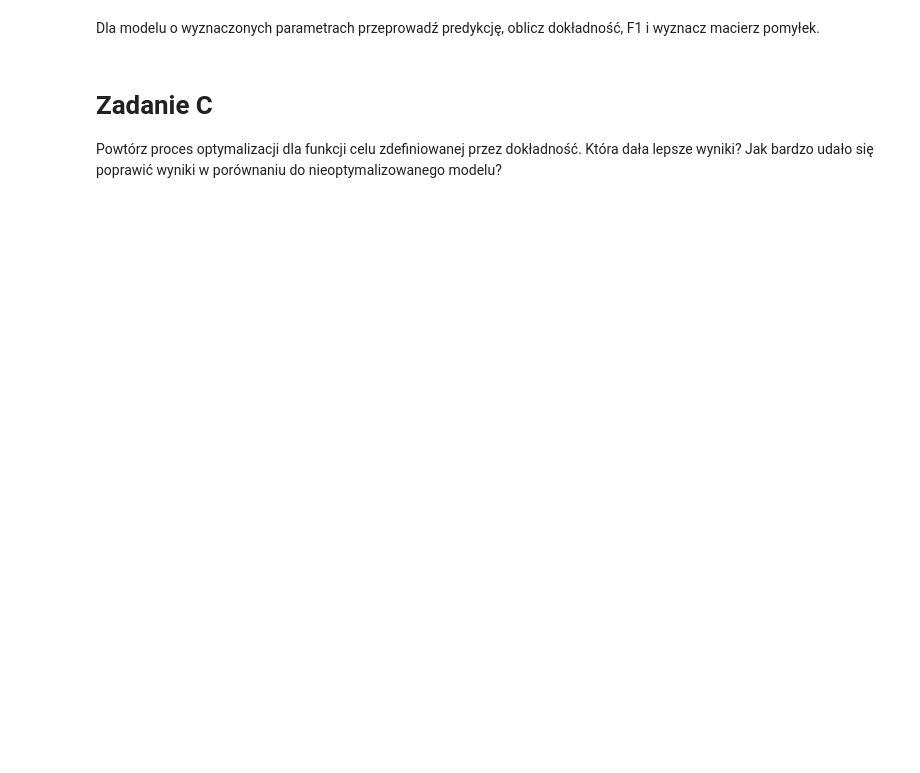
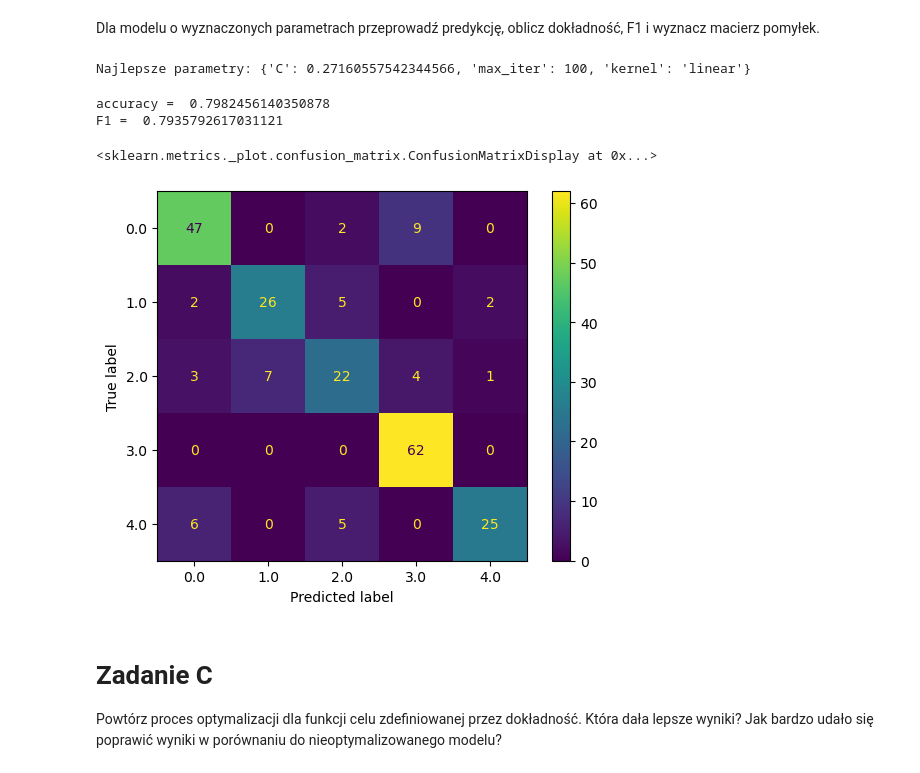
Before and after one commit to matgaj/pum2025, a Jupyter notebook: lab6/Lab6_zad2_SVM_multiclass.ipynb, the cells around one changed output. Cells and saved outputs as stored; diff of their text form; code cells hidden in the pictures; blank space fills up the shorter version.

```diff
--- a/lab6/Lab6_zad2_SVM_multiclass.ipynb
+++ b/lab6/Lab6_zad2_SVM_multiclass.ipynb
@@ -101,7 +104,8 @@ def objective(trial, model, get_space, X, y):
     scores = cross_validate(mdl, X, y,
                             scoring=scoring,
                             cv=StratifiedKFold(n_splits=5),
-                            return_train_score=True)
+                            return_train_score=True,
+                            n_jobs=-1)
 
     return np.mean(scores['test_f1_macro'])
 
@@ -130,3 +132,23 @@ Dla modelu o wyznaczonych parametrach przeprowadź predykcję, oblicz dokładno
+# %%
+# trenowanie modelu o najlepszych hiperparametrach
+
+print("Najlepsze parametry:", study.best_params)
+
+best_svm_f1 = SVC(**study.best_params, random_state=42)
+best_svm_f1.fit(X_train_scaled, y_train)
+
+y_pred_f1 = best_svm_f1.predict(X_test_scaled)
+
+print('accuracy = ', accuracy_score(y_test, y_pred_f1))
+print('F1 = ', f1_score(y_test, y_pred_f1, average='weighted'))
+
+ConfusionMatrixDisplay.from_predictions(y_test, y_pred_f1)
+# %% [output]
+Najlepsze parametry: {'C': 0.27160557542344566, 'max_iter': 100, 'kernel': 'linear'}
+accuracy =  0.7982456140350878
+F1 =  0.7935792617031121
+<sklearn.metrics._plot.confusion_matrix.ConfusionMatrixDisplay at 0x...>
+[figure, added]
 # %% [markdown]
 # Zadanie C
 
```
Also changed, not shown: parts of 6 cells of this notebook.
